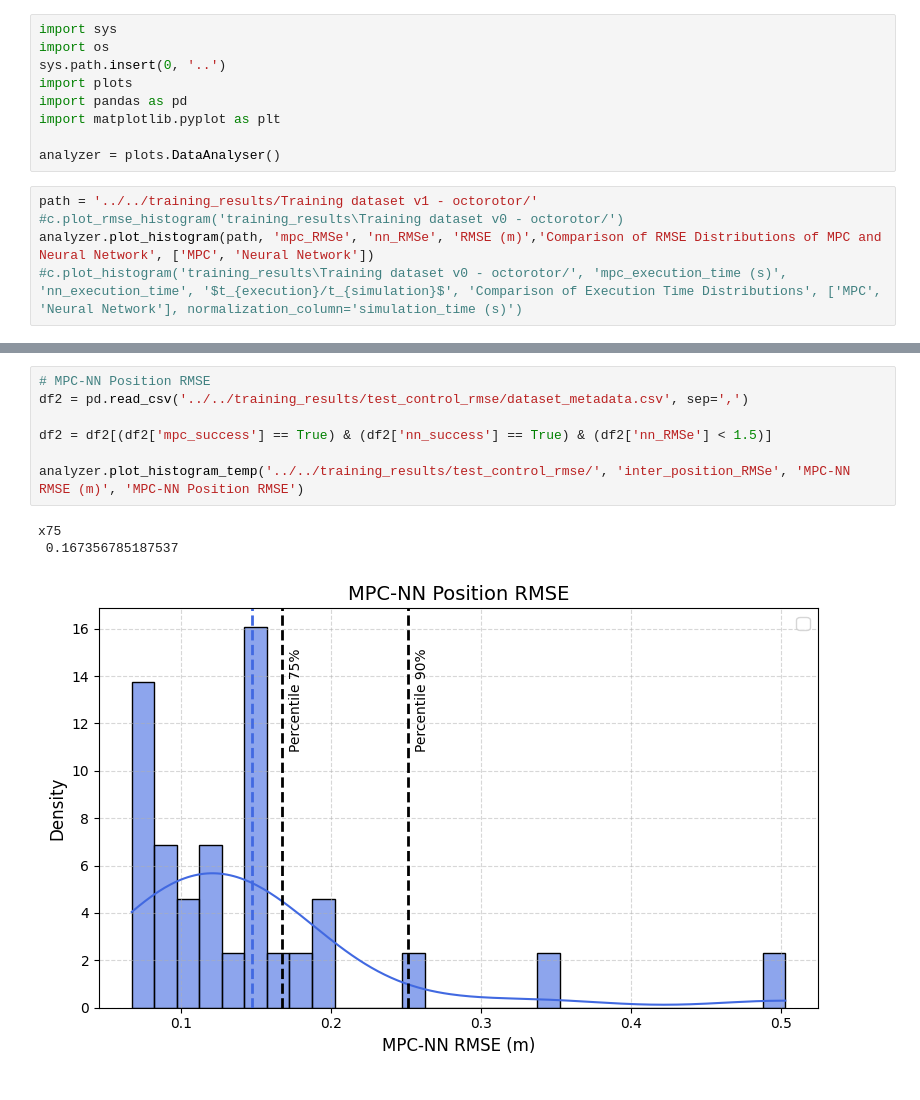
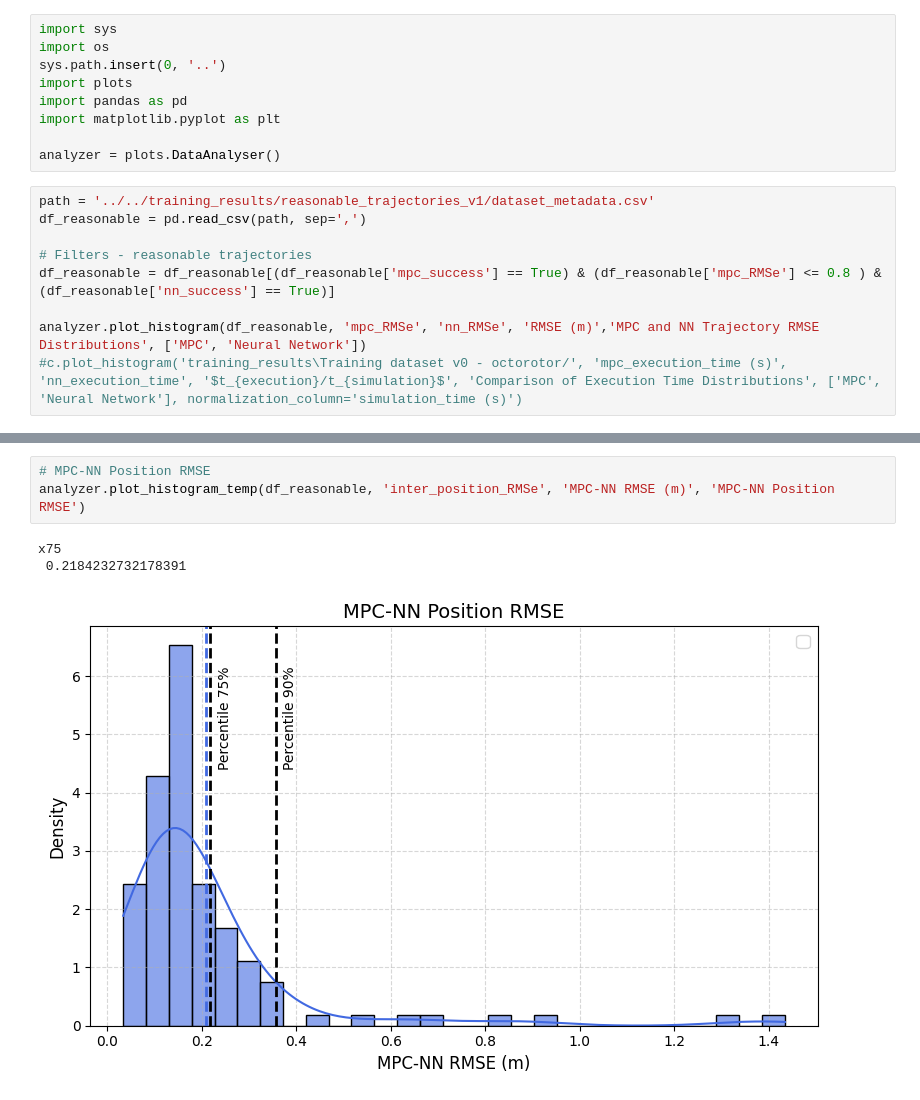
Before and after one commit to mtlira/msc_ita_models, a Jupyter notebook: 6dof_quadrotor/figures-tables/plotter.ipynb, the cells around one changed output, grey strips where cells are left out. Cells and saved outputs as stored; diff of their text form.

```diff
--- a/6dof_quadrotor/figures-tables/plotter.ipynb
+++ b/6dof_quadrotor/figures-tables/plotter.ipynb
@@ -8,8 +8,12 @@ import matplotlib.pyplot as plt
 
 analyzer = plots.DataAnalyser()
 # %%
-path = '../../training_results/Training dataset v1 - octorotor/'
-#c.plot_rmse_histogram('training_results\Training dataset v0 - octorotor/')
-analyzer.plot_histogram(path, 'mpc_RMSe', 'nn_RMSe', 'RMSE (m)','Comparison of RMSE Distributions of MPC and Neural Network', ['MPC', 'Neural Network'])
+path = '../../training_results/reasonable_trajectories_v1/dataset_metadata.csv'
+df_reasonable = pd.read_csv(path, sep=',')
+
+# Filters - reasonable trajectories
+df_reasonable = df_reasonable[(df_reasonable['mpc_success'] == True) & (df_reasonable['mpc_RMSe'] <= 0.8 ) & (df_reasonable['nn_success'] == True)]
+
+analyzer.plot_histogram(df_reasonable, 'mpc_RMSe', 'nn_RMSe', 'RMSE (m)','MPC and NN Trajectory RMSE Distributions', ['MPC', 'Neural Network'])
 #c.plot_histogram('training_results\Training dataset v0 - octorotor/', 'mpc_execution_time (s)', 'nn_execution_time', '$t_{execution}/t_{simulation}$', 'Comparison of Execution Time Distributions', ['MPC', 'Neural Network'], normalization_column='simulation_time (s)')
 # %% [output]
@@ -119,14 +91,10 @@ plt.legend(['Neural Network', 'MPC'])
 # %%
 # MPC-NN Position RMSE
-df2 = pd.read_csv('../../training_results/test_control_rmse/dataset_metadata.csv', sep=',')
-
-df2 = df2[(df2['mpc_success'] == True) & (df2['nn_success'] == True) & (df2['nn_RMSe'] < 1.5)]
-
-analyzer.plot_histogram_temp('../../training_results/test_control_rmse/', 'inter_position_RMSe', 'MPC-NN RMSE (m)', 'MPC-NN Position RMSE')
+analyzer.plot_histogram_temp(df_reasonable, 'inter_position_RMSe', 'MPC-NN RMSE (m)', 'MPC-NN Position RMSE')
 # %% [output]
 x75
- 0.167356785187537
+ 0.2184232732178391
-[figure, old version]
+[figure, new version]
 # %%
 # Rotor-wise RMSE Between NN and MPC across scenarios
 plt.figure(figsize=(10, 6))
```
Also changed, not shown: parts of 16 cells of this notebook, 1 other file.
